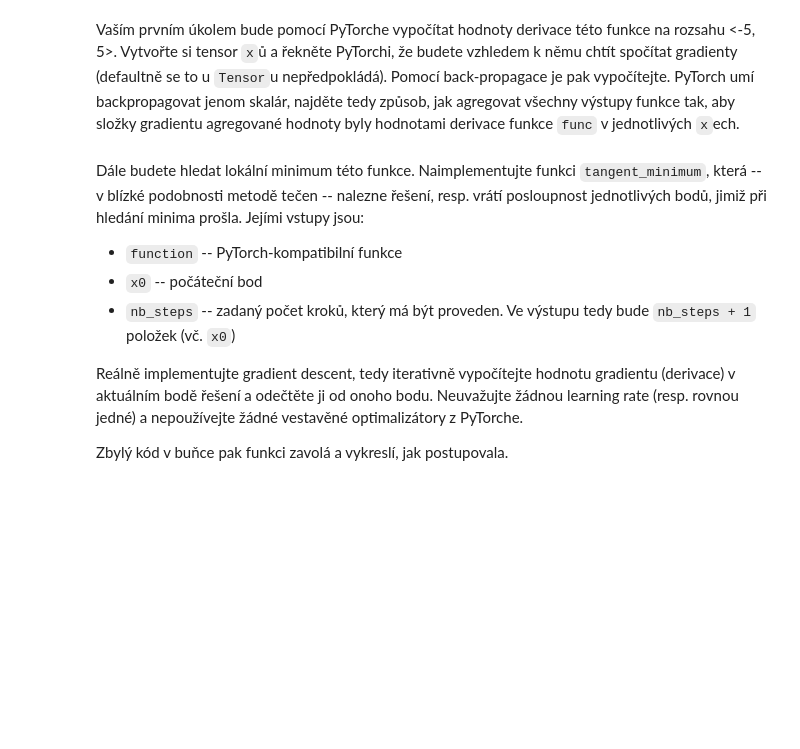
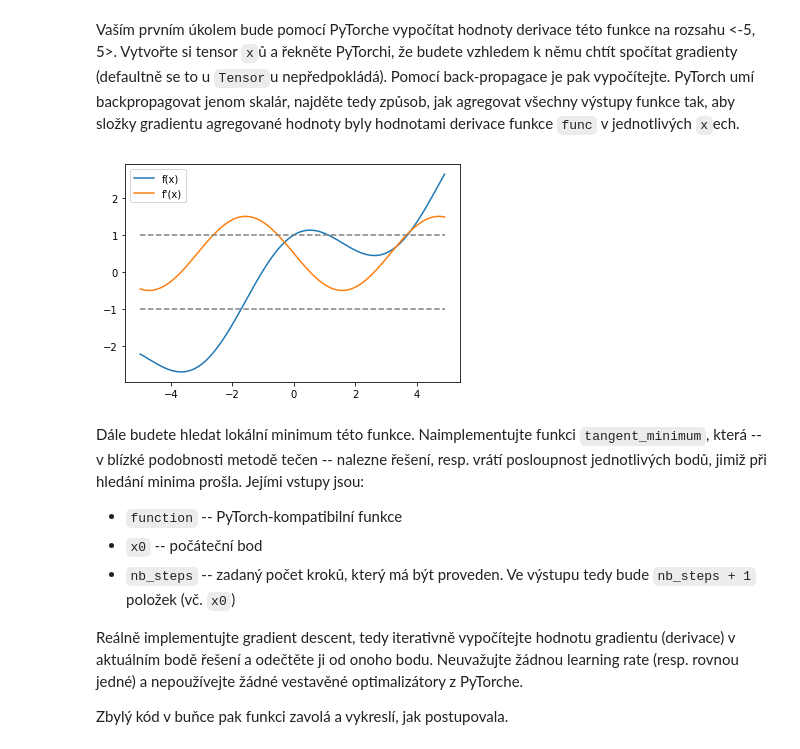
Before and after one commit to Filda99/FIT-SUI, a Jupyter notebook: proj3/zadani.ipynb, the cells around one changed output. Drawn from its saved outputs; the diff is of its cells as text; code cells hidden in the pictures; blank space fills up the shorter version.

```diff
--- a/proj3/zadani.ipynb
+++ b/proj3/zadani.ipynb
@@ -27,20 +29,20 @@ Vytvořte si tensor `x`ů a řekněte PyTorchi, že budete vzhledem k němu cht
 Pomocí back-propagace je pak vypočítejte.
 PyTorch umí backpropagovat jenom skalár, najděte tedy způsob, jak agregovat všechny výstupy funkce tak, aby složky gradientu agregované hodnoty byly hodnotami derivace funkce `func` v jednotlivých `x`ech.
 # %%
-xs = None
+xs = np.arange(-5, 5, 0.1)
+xs = torch.tensor(xs)
+xs.requires_grad_()
 fs = func(xs)
-
-x_tensor = torch.from_numpy(fs)
-x_tensor.requires_grad_()
-x_forward = func(x_tensor)
-x_tensor.backward()
+fs.sum().backward()
 
 plt.plot(xs.detach(), fs.detach(), label="f(x)")
 plt.plot(xs.detach(), xs.grad, label="f'(x)")
 plt.plot(xs.detach(),  1 * np.ones(xs.shape[0]), color='gray', linestyle='--')
 plt.plot(xs.detach(), -1 * np.ones(xs.shape[0]), color='gray', linestyle='--')
 plt.legend(loc="upper left")
 plt.show()
+# %% [output]
+[figure, added]
 # %% [markdown]
 Dále budete hledat lokální minimum této funkce.
 Naimplementujte funkci `tangent_minimum`, která -- v blízké podobnosti metodě tečen -- nalezne řešení, resp. vrátí posloupnost jednotlivých bodů, jimiž při hledání minima prošla.
```
Also changed, not shown: parts of 2 cells of this notebook.
